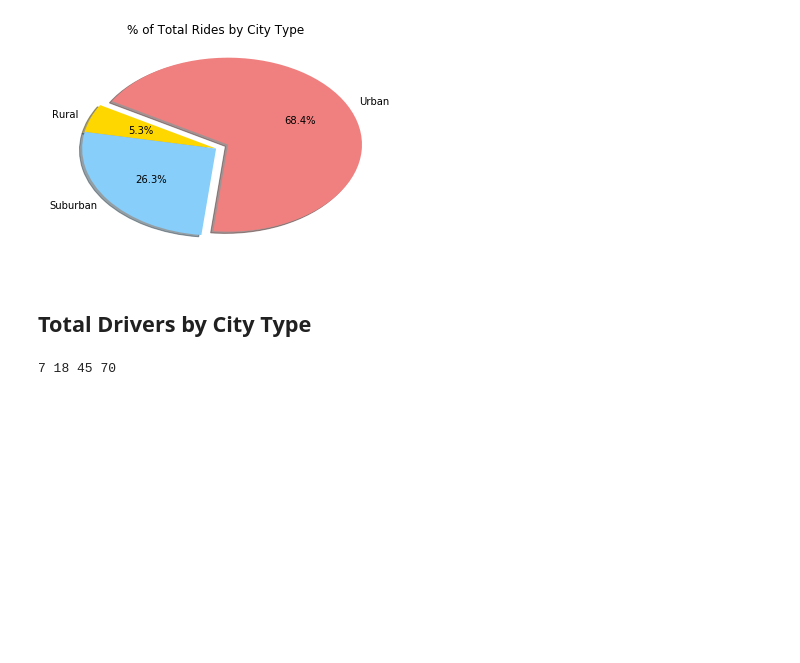
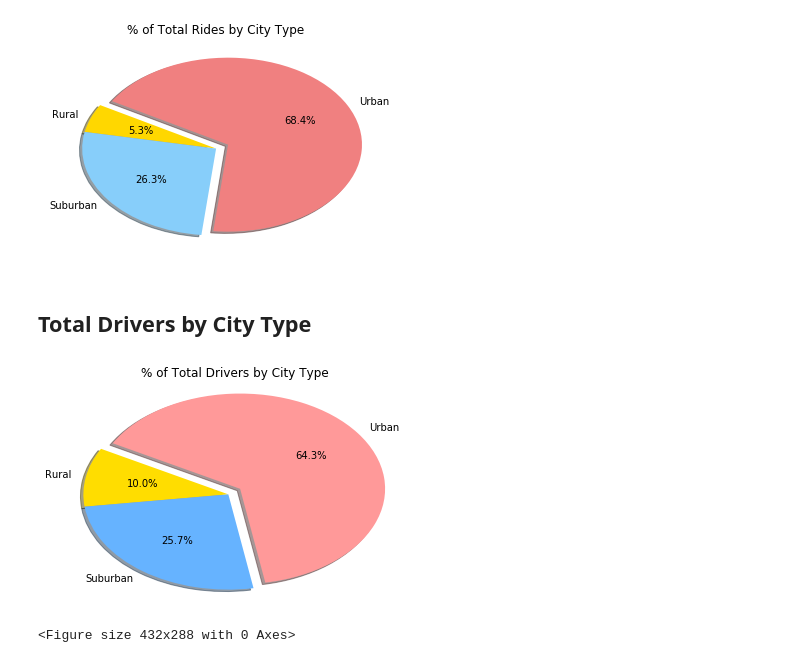
Before and after one commit to tduszyk/Pyber, a Jupyter notebook: pyber_starter.ipynb, the cells around one changed output. Cells and saved outputs as stored; diff of their text form; code cells hidden in the pictures; blank space fills up the shorter version.

Commit message:
total_drivers by city type finished

```diff
--- a/pyber_starter.ipynb
+++ b/pyber_starter.ipynb
@@ -123,22 +123,29 @@ plt.savefig('charts/total_rides_by_city_type.png')
 ## Total Drivers by City Type
 # %%
 # Calculate Driver Percents
-drives = len((full_df.groupby(['type','driver_count'])).count())
+total_drives = len((full_df.groupby(['type','driver_count'])).count())
 rural_drives = len(full_df[full_df['type'] == 'Rural'].groupby('driver_count').count())
 suburban_drivers = len(full_df[full_df['type'] == 'Suburban'].groupby('driver_count').count())
 urban_drivers = len(full_df[full_df['type'] == 'Urban'].groupby('driver_count').count())
-print(rural_drives, suburban_drivers, urban_drivers,  drives)
+urban_d_perc = (urban_drivers / total_drives) * 100
+suburban_d_perc = (suburban_drivers / total_drives) * 100
+rural_d_perc = (rural_drivers / total_drives) * 100
 
-
-
-# Build Pie Charts
+# Build Pie Chart
+percentages = [urban_d_perc, rural_d_perc, suburban_d_perc]
+colors= ["#ff9999", "#ffdd00", "#66b3ff"]
+explode = (0.1, 0, 0)
+plt.title("% of Total Drivers by City Type")
+plt.pie(percentages, explode=explode, labels=types, colors=colors, autopct="%1.1f%%",
+        shadow=True, startangle=280)
+plt.axis("tight")
+plt.show()
 
 # Save Figure
-#driver_count_df.columns = ["Drivers by City Type", "City Count"]
-#driver_count_df["% of Drivers Count"] = round(driver_count_df["Drivers by City Type"] / sum(driver_count_df["Drivers by City Type"]) * 100, 2)
-#driver_count_df
+plt.savefig('charts/total_drivers_by_city_type.png')
 # %% [output]
+[figure, added]
-7 18 45 70
+<Figure size 432x288 with 0 Axes>
 # %%
 # Show Figure
 plt.show()
```
